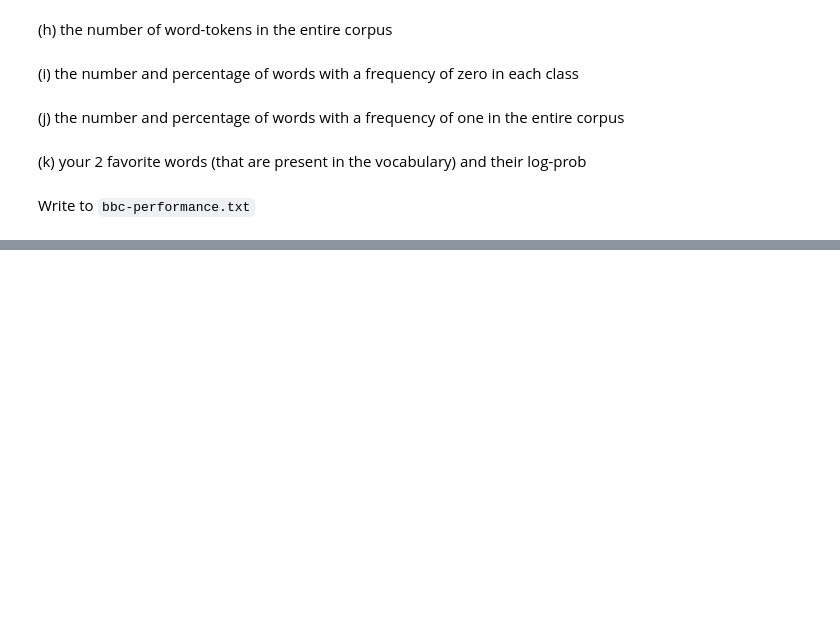
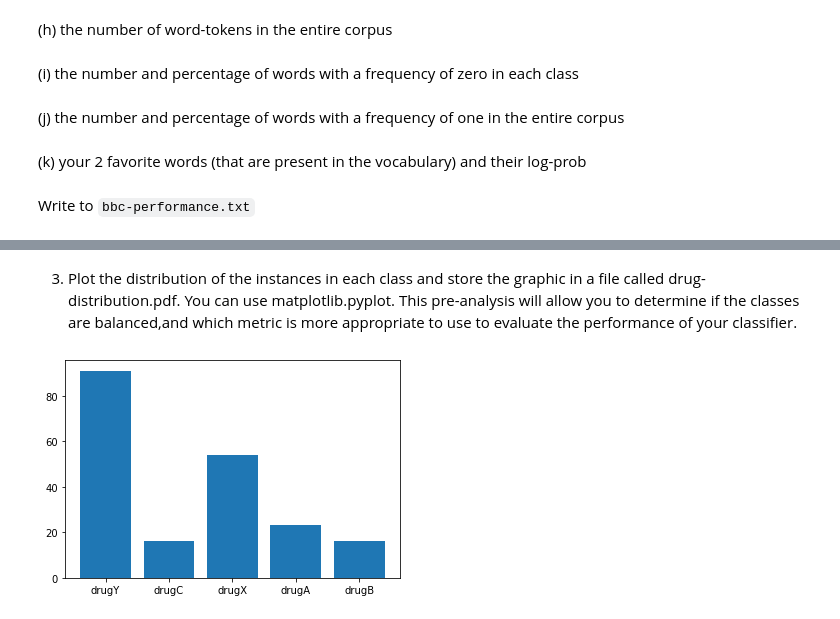
Before and after one commit to willyyhuang/472-project-1, a Jupyter notebook: COMP 472 - A1 Task 1.ipynb, the cells around one changed output, grey strips where cells are left out. Saved outputs shown, nothing was run; the diff lists cells and outputs as text; code cells hidden in the pictures; blank space fills up the shorter version.

```diff
--- a/COMP 472 - A1 Task 1.ipynb
+++ b/COMP 472 - A1 Task 1.ipynb
@@ -774,0 +783,3 @@ f.close()
+# %%
+df = pd.read_csv('drug200.csv')
+df
@@ -774,0 +800,16 @@ f.close()
+# %% [markdown]
+3. Plot the distribution of the instances in each class and store the graphic in a file called drug-distribution.pdf. You can use matplotlib.pyplot. This pre-analysis will allow you to determine if the classes are balanced,and which metric is more appropriate to use to evaluate the performance of your classifier.
+# %%
+classes=np.array(df['Drug'].unique())
+# %%
+instances=[None] * len(classes)
+index=0
+for drug in classes:
+    instances[index]=np.array(len(df['Drug'].loc[df['Drug']==drug]))
+    index+=1
+
+drugFig = plt.figure()
+plt.bar(classes,instances)
+drugFig.savefig('drug-distribution.pdf', dpi=drugFig.dpi)
+# %% [output]
+[figure, added]
```
Also changed, not shown: parts of 13 cells of this notebook, 1 other file.
